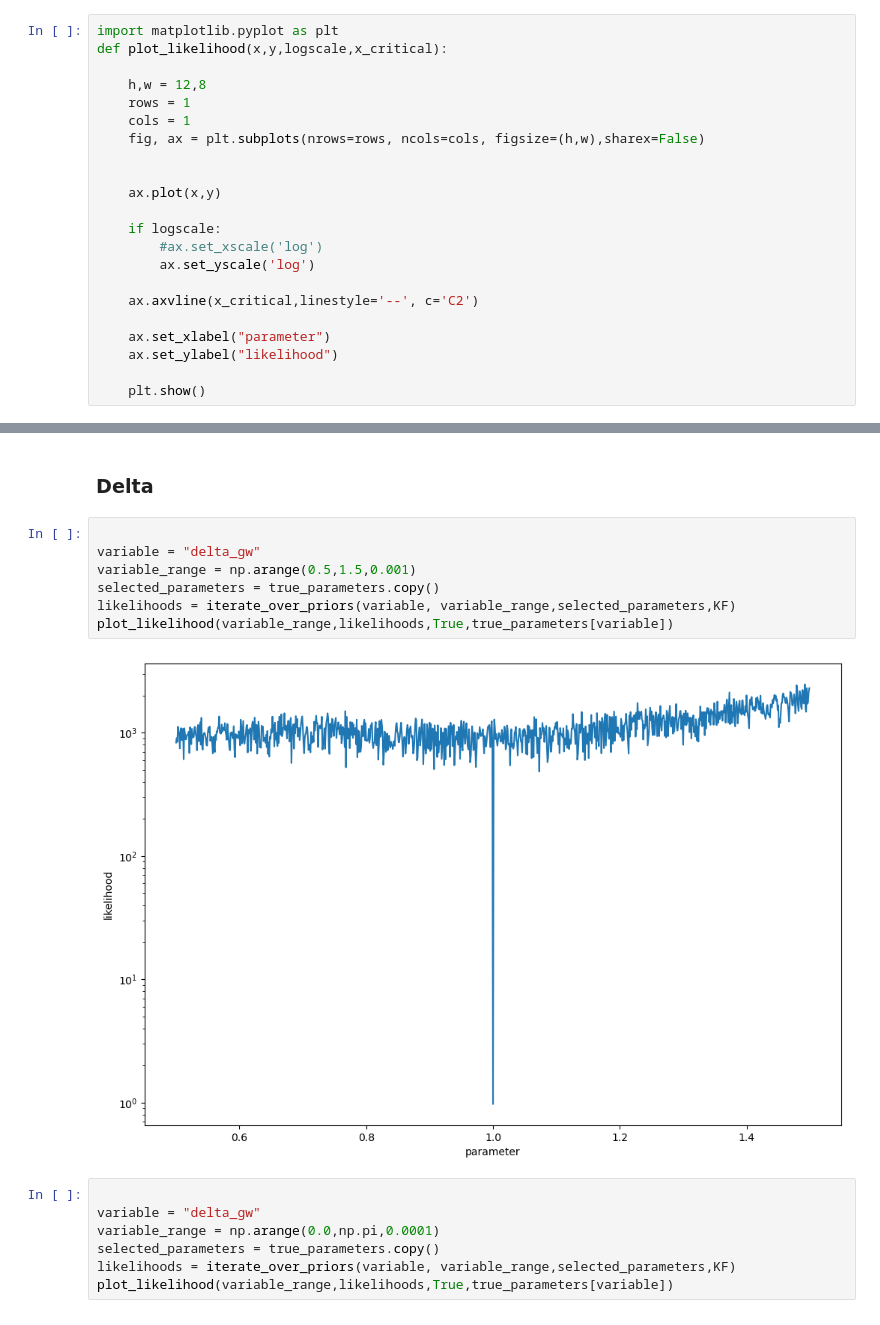
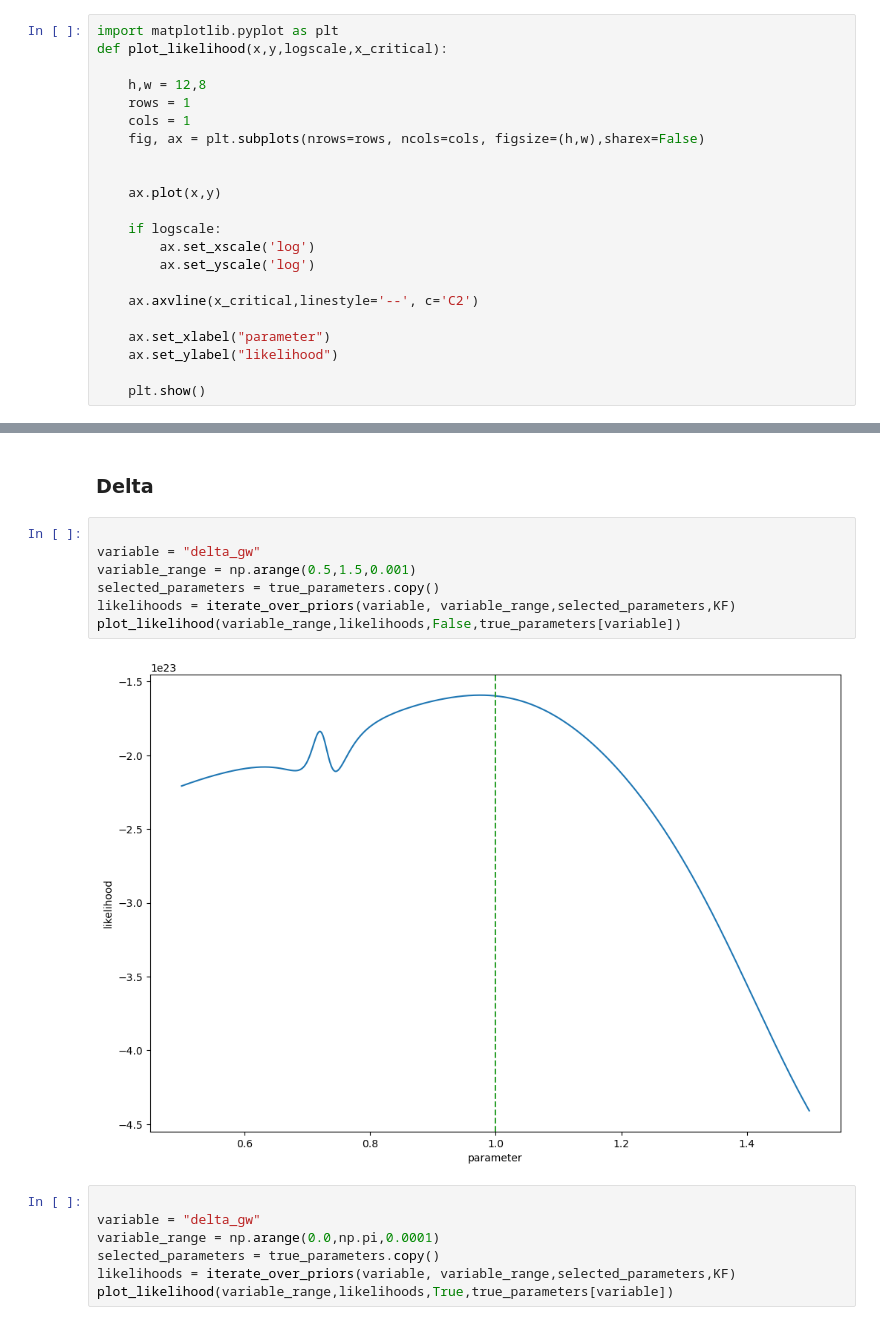
Before and after one commit to tomkimpson/StateSpacePTA, a Jupyter notebook: notebooks/likelihood_surfaces.ipynb, the cells around one changed output, grey strips where cells are left out. Drawn from its saved outputs; the diff is of its cells as text.

```diff
--- a/notebooks/likelihood_surfaces.ipynb
+++ b/notebooks/likelihood_surfaces.ipynb
@@ -67,7 +70,7 @@ def plot_likelihood(x,y,logscale,x_critical):
     ax.plot(x,y)
 
     if logscale:
-        #ax.set_xscale('log')
+        ax.set_xscale('log')
         ax.set_yscale('log')
 
     ax.axvline(x_critical,linestyle='--', c='C2')
@@ -125,12 +142,12 @@ plot_likelihood(variable_range,likelihoods,True,true_parameters[variable])
 # %%
 
 variable = "delta_gw"
 variable_range = np.arange(0.5,1.5,0.001)
 selected_parameters = true_parameters.copy()
 likelihoods = iterate_over_priors(variable, variable_range,selected_parameters,KF)
-plot_likelihood(variable_range,likelihoods,True,true_parameters[variable])
+plot_likelihood(variable_range,likelihoods,False,true_parameters[variable])
 # %% [output]
-[figure, old version]
+[figure, new version]
 # %%
 
 variable = "delta_gw"
```
Also changed, not shown: parts of 6 cells of this notebook, 4 other files.
